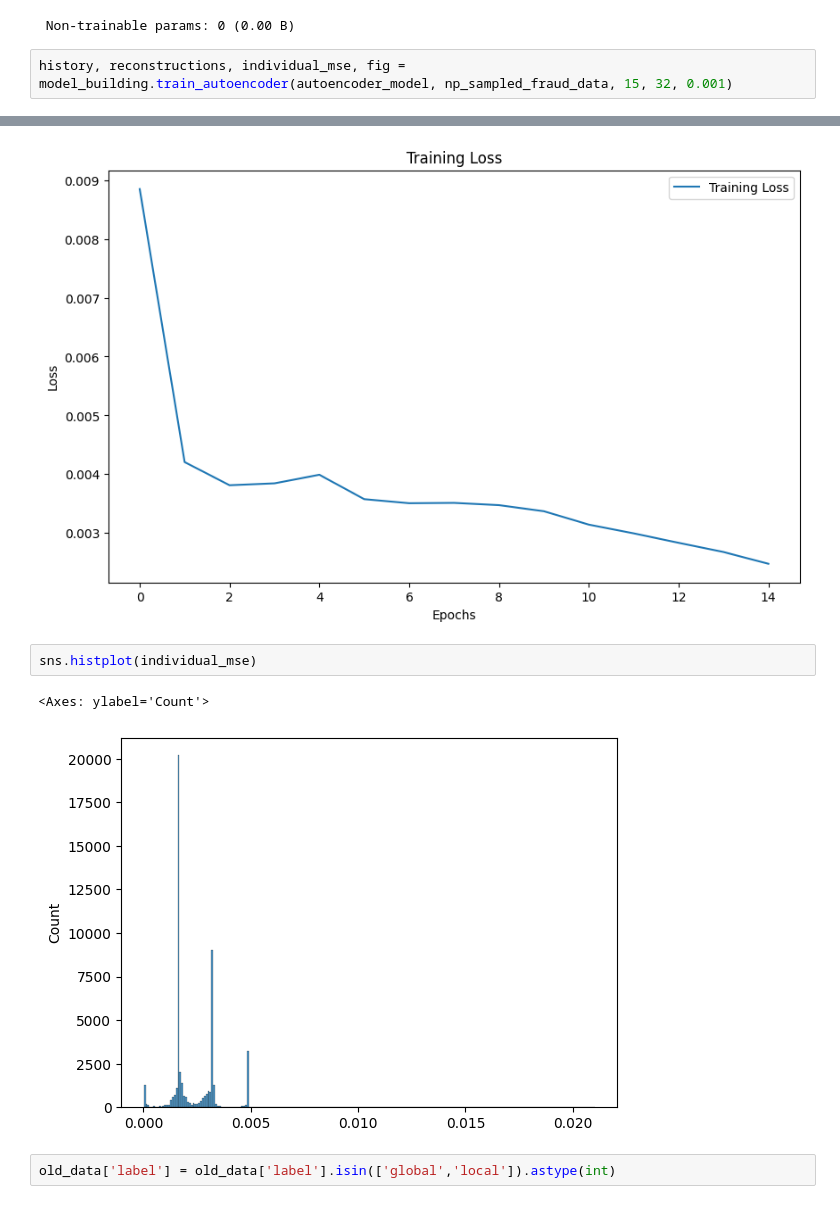
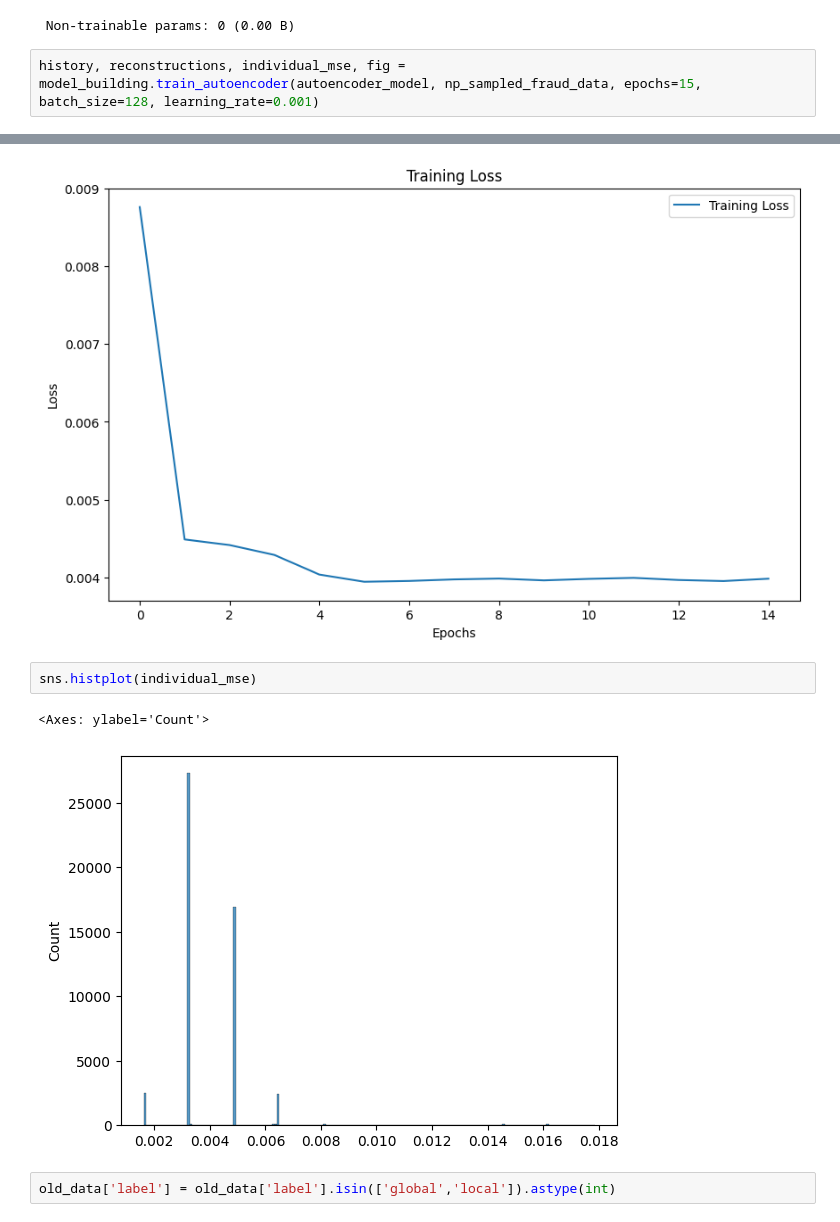
Before and after one commit to dzakialaqsha/autoencoder-benford-analysis, a Jupyter notebook: baseline_demo.ipynb, the cells around one changed output, grey strips where cells are left out. Cells and saved outputs as stored; diff of their text form.

Commit message:
Update baseline autoencoder deployment demo

```diff
--- a/baseline_demo.ipynb
+++ b/baseline_demo.ipynb
@@ -120,6 +140,6 @@ Model: "Functional_Autoencoder"
  Trainable params: 405,428 (1.55 MB)
  Non-trainable params: 0 (0.00 B)
 # %%
-history, reconstructions, individual_mse, fig = model_building.train_autoencoder(autoencoder_model, np_sampled_fraud_data, 15, 32, 0.001)
+history, reconstructions, individual_mse, fig = model_building.train_autoencoder(autoencoder_model, np_sampled_fraud_data, epochs=15, batch_size=128, learning_rate=0.001)
 # %% [output]
 Epoch 1/15
@@ -141,10 +161,10 @@ Epoch 15/15
 1568/1568 ━━━━━━━━━━━━━━━━━━━━ 5s 3ms/step
-[figure, old version]
+[figure, new version]
 # %%
 sns.histplot(individual_mse)
 # %% [output]
 <Axes: ylabel='Count'>
-[figure, old version]
+[figure, new version]
 # %%
 old_data['label'] = old_data['label'].isin(['global','local']).astype(int)
 # %%
```
Also changed, not shown: parts of 7 cells of this notebook.
